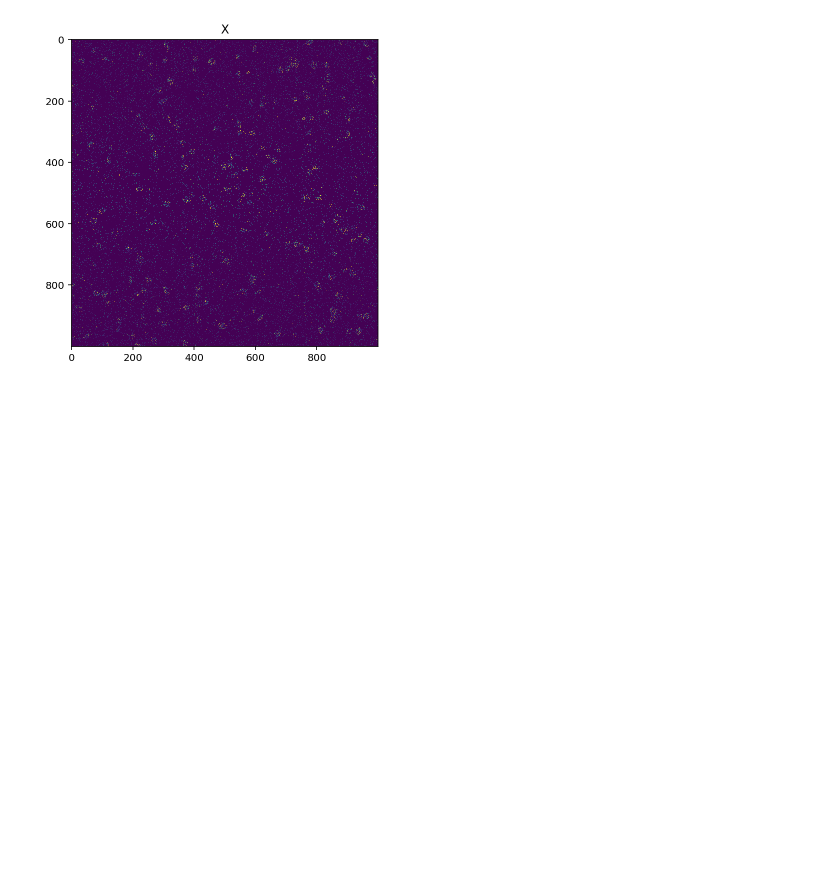
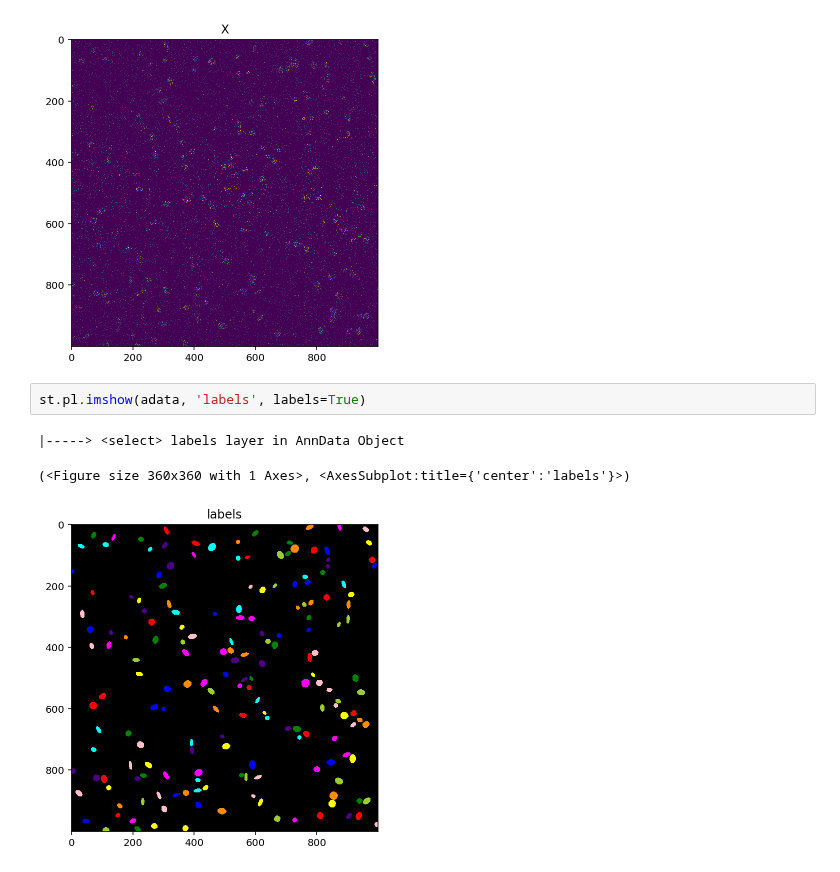
Before and after one commit to aristoteleo/spateo-notebooks, a Jupyter notebook: segmentation/simulate_cells.ipynb, the cells around one changed output. Saved outputs shown, nothing was run; the diff lists cells and outputs as text; blank space fills up the shorter version.

```diff
--- a/segmentation/simulate_cells.ipynb
+++ b/segmentation/simulate_cells.ipynb
@@ -17,3 +17,9 @@ st.pl.imshow(adata, vmax=7)
 |-----> <select> X layer in AnnData Object
 (<Figure size 360x360 with 1 Axes>, <AxesSubplot:title={'center':'X'}>)
 [figure]
+# %%
+st.pl.imshow(adata, 'labels', labels=True)
+# %% [output]
+|-----> <select> labels layer in AnnData Object
+(<Figure size 360x360 with 1 Axes>, <AxesSubplot:title={'center':'labels'}>)
+[figure, added]
```
